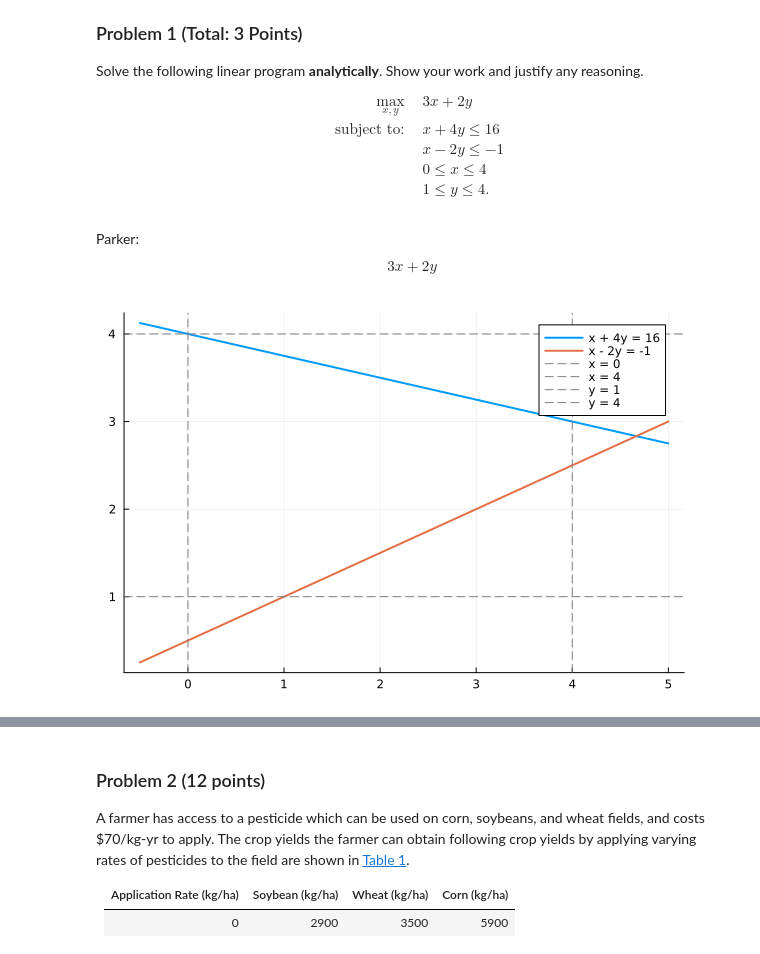
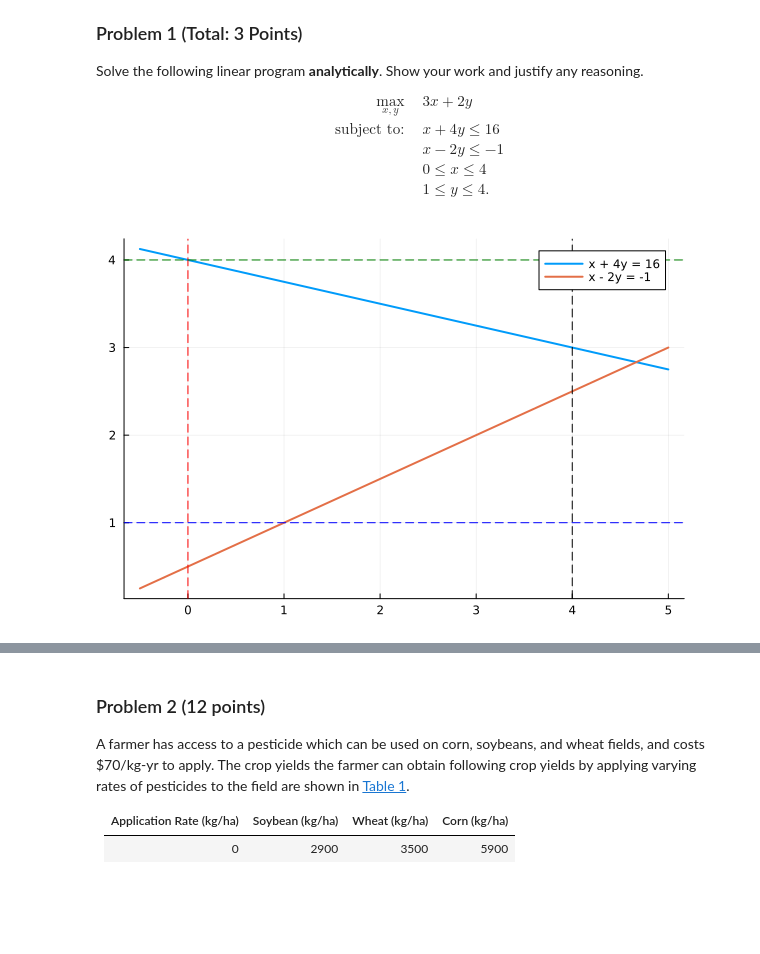
Before and after one commit to BEE4750-FA25/hw4-parker-regina, a Jupyter notebook: hw04.ipynb, the cells around one changed output, grey strips where cells are left out. Saved outputs shown, nothing was run; the diff lists cells and outputs as text; code cells hidden in the pictures; blank space fills up the shorter version.

```diff
--- a/hw04.ipynb
+++ b/hw04.ipynb
@@ -56,27 +56,23 @@ $$
 & && 1 \leq y \leq 4.
 \end{alignedat}
 $$
-# %% [markdown]
-Parker:
-
-$$ 3x+2y$$
 # %%
-using Plots
-# x grid for drawing lines
+#Set x range for plotting
 x = -0.5:0.01:5.0
 
-# Constraint lines
+#Constraint functions
 y1(x) = (16 - x) / 4
 y2(x) = (x + 1) / 2
 
-# Plot setup
+#Plot constraint functions across all x values
 plt = plot(x, y1.(x), lw=2, label="x + 4y = 16")
 plot!(plt, x, y2.(x), lw=2, label="x - 2y = -1")
 
-# Box bounds
-vline!([0], linestyle=:dash, color=:gray, label="x = 0")
-vline!([4], linestyle=:dash, color=:gray, label="x = 4")
-hline!([1], linestyle=:dash, color=:gray, label="y = 1")
-hline!([4], linestyle=:dash, color=:gray, label="y = 4")
+#Draw the vertical and horizontal lines representing
+#the bounds for constraints
+vline!([0], linestyle=:dash, color=:red, label="")
+vline!([4], linestyle=:dash, color=:black, label="")
+hline!([1], linestyle=:dash, color=:blue, label="")
+hline!([4], linestyle=:dash, color=:green, label="")
 # %% [output]
-[figure, old version]
+[figure, new version]
```
Also changed, not shown: parts of 1 cell of this notebook.
